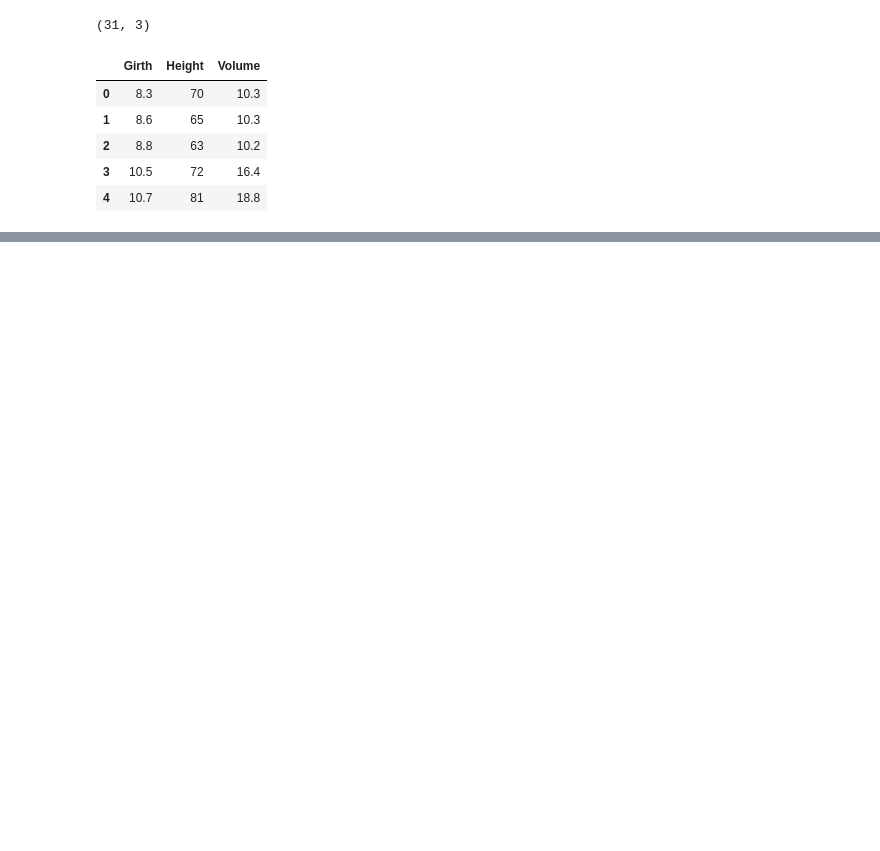
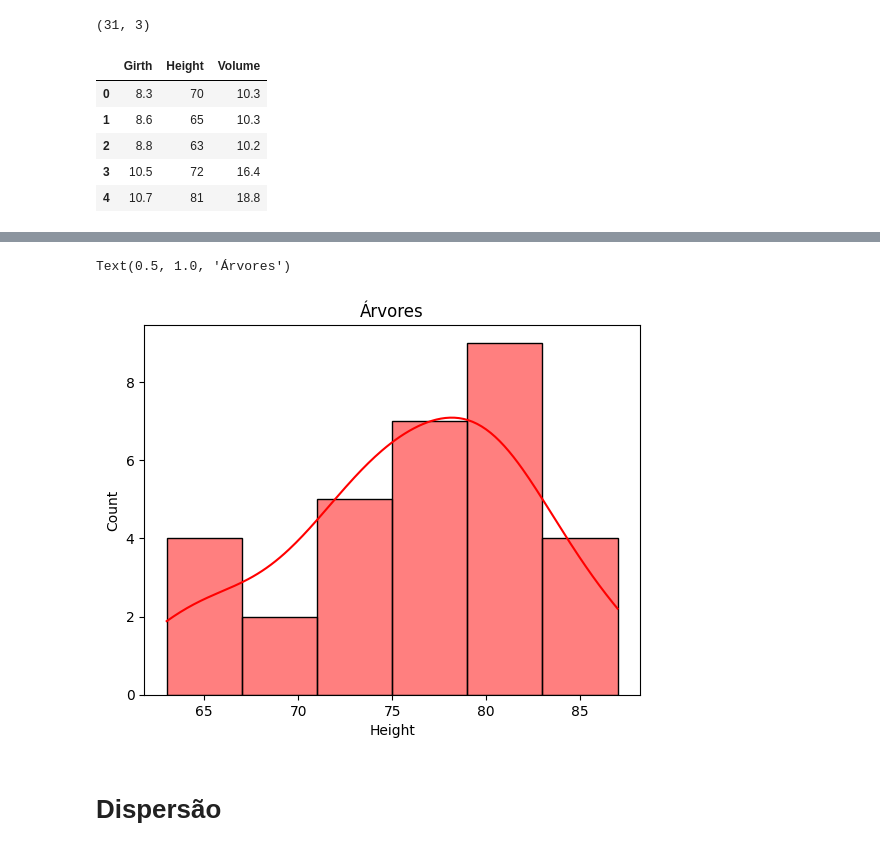
Before and after one commit to Guilhermegfssilva/Ciencia-de-dados, a Jupyter notebook: Gráficos.ipynb, the cells around one changed output, grey strips where cells are left out. Drawn from its saved outputs; the diff is of its cells as text; code cells hidden in the pictures; blank space fills up the shorter version.

```diff
--- a/Gráficos.ipynb
+++ b/Gráficos.ipynb
@@ -23,0 +53,7 @@ histograma = np.histogram(base.iloc[:,0], bins = 3)
+# %%
+sns.histplot(base.iloc[:,1], color='red', kde=True).set_title('Árvores')
+# %% [output]
+Text(0.5, 1.0, 'Árvores')
+[figure, added]
+# %% [markdown]
+# Dispersão
```
Also changed, not shown: parts of 36 cells of this notebook.
